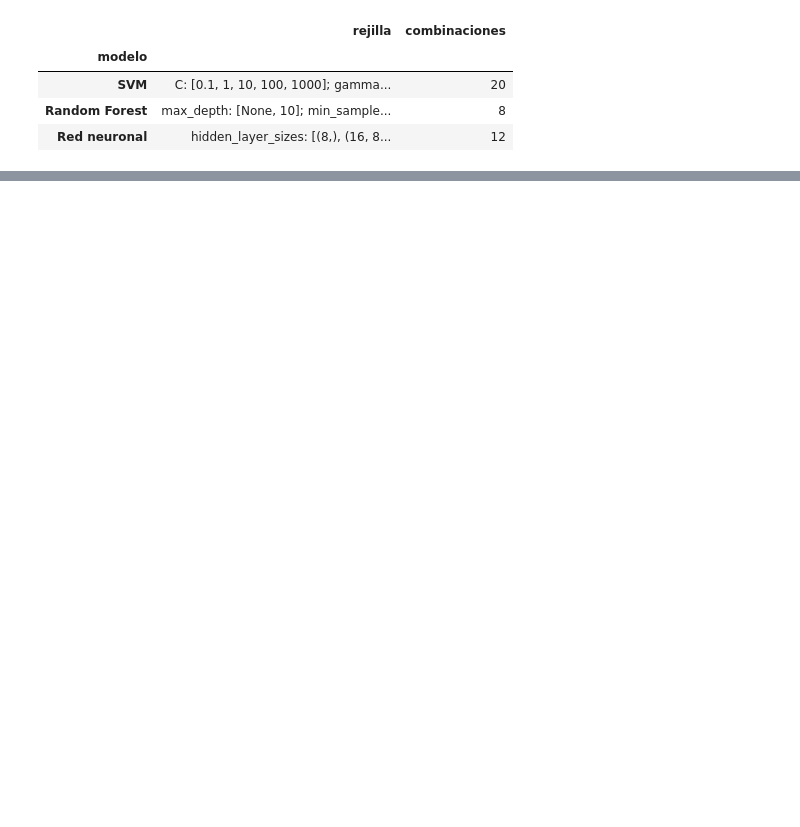
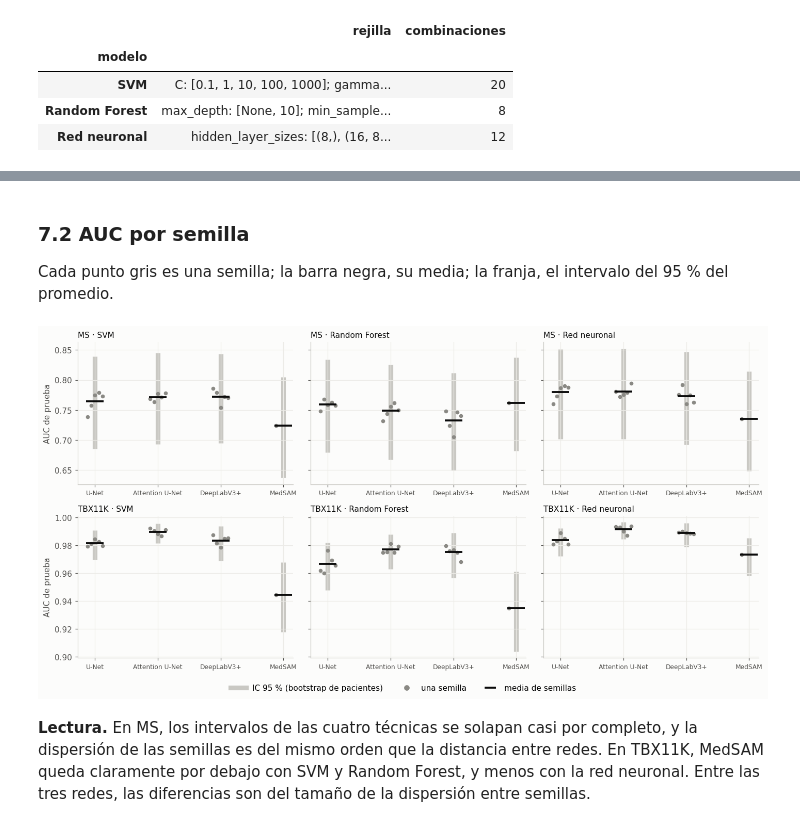
Before and after one commit to JulianCarvajal/tuberculosis-lung-segmentation, a Jupyter notebook: notebooks/04_deteccion_tb.ipynb, the cells around one changed output, grey strips where cells are left out. Cells and saved outputs as stored; diff of their text form; code cells hidden in the pictures; blank space fills up the shorter version.

```diff
--- a/notebooks/04_deteccion_tb.ipynb
+++ b/notebooks/04_deteccion_tb.ipynb
@@ -911,0 +393,19 @@ Guardado en results/classification/montgomery_shenzhen/firstorder: cv_metrics.cs
+# %%
+rows = []
+for ds in DATASETS:
+    for m in REFERENCE_METHODS:
+        results = searches[ds, "mlp", m].cv_results_
+        for params, auc in zip(results["params"], results["mean_test_score"]):
+            hidden = params["clf__estimator__hidden_layer_sizes"]
+            rows.append({"dataset": ds, "hidden_layers": str(hidden), "alpha": params["clf__estimator__alpha"], "method": m, "auc": auc})
+mlp_selection = pd.DataFrame(rows)
+display(mlp_selection.pivot_table(index=["dataset", "hidden_layers", "alpha"], columns="method", values="auc", sort=False)[REFERENCE_METHODS]
+        .rename_axis(index=["dataset", "capas ocultas", "alpha"]).round(3).rename(index=name, columns=name))
+
+display(pd.DataFrame([
+    {"dataset": name(ds), "técnica": name(m),
+     "AUC en entrenamiento": roc_auc_score(dev[ds]["tb"], positive_score(searches[ds, "mlp", m], X_dev[ds, m])),
+     "AUC interna": searches[ds, "mlp", m].best_score_,
+     "épocas de la red más lenta": max(net.n_iter_ for net in searches[ds, "mlp", m].best_estimator_[-1].estimators_)}
+    for ds in DATASETS for m in REFERENCE_METHODS
+]).set_index(["dataset", "técnica"]).round(3))
@@ -911,0 +615,27 @@ Guardado en results/classification/montgomery_shenzhen/firstorder: cv_metrics.cs
+# %% [markdown]
+### 7.2 AUC por semilla
+
+Cada punto gris es una semilla; la barra negra, su media; la franja, el intervalo del 95 % del promedio.
+# %%
+COLORS = {"seed": "#8a8984", "mean": "#0b0b0b"}
+fig, axes = plt.subplots(len(DATASETS), len(MODELS), figsize=(13, 6.6), sharey="row", squeeze=False)
+x = np.arange(len(TECHNIQUES))
+for r, ds in enumerate(DATASETS):
+    for ax, model_name in zip(axes[r], MODELS):
+        tm = technique_metrics[(technique_metrics["dataset"] == ds) & (technique_metrics["model"] == model_name)].set_index("technique").loc[list(TECHNIQUES)]
+        ax.vlines(x, tm["ci_low"], tm["ci_high"], color="#c9c8c3", lw=6, zorder=1)
+        for i, t in enumerate(TECHNIQUES):
+            seeds = test_metrics[(test_metrics["dataset"] == ds) & (test_metrics["model"] == model_name) & (test_metrics["technique"] == t)]["auc"]
+            ax.plot(np.full(len(seeds), i) + np.linspace(-0.12, 0.12, len(seeds)), seeds, "o", color=COLORS["seed"], ms=4, zorder=2)
+        ax.plot(x, tm["auc"], "_", color=COLORS["mean"], ms=22, mew=2.5, zorder=3)
+        ax.set_xticks(x, [name(t) for t in TECHNIQUES], fontsize=8)
+        ax.set_title(f"{name(ds)} · {name(model_name)}", loc="left", fontsize=10)
+    axes[r, 0].set_ylabel("AUC de prueba")
+fig.legend([plt.Line2D([], [], color="#c9c8c3", lw=6), plt.Line2D([], [], color=COLORS["seed"], marker="o", lw=0),
+            plt.Line2D([], [], color=COLORS["mean"], marker="_", ms=14, mew=2.5, lw=0)],
+           ["IC 95 % (bootstrap de pacientes)", "una semilla", "media de semillas"], loc="lower center", ncol=3)
+fig.tight_layout(rect=(0, 0.05, 1, 1)); plt.show()
+# %% [output]
+[figure, added]
+# %% [markdown]
+**Lectura.** En MS, los intervalos de las cuatro técnicas se solapan casi por completo, y la dispersión de las semillas es del mismo orden que la distancia entre redes. En TBX11K, MedSAM queda claramente por debajo con SVM y Random Forest, y menos con la red neuronal. Entre las tres redes, las diferencias son del tamaño de la dispersión entre semillas.
```
Also changed, not shown: parts of 68 cells of this notebook, 23 other files.
